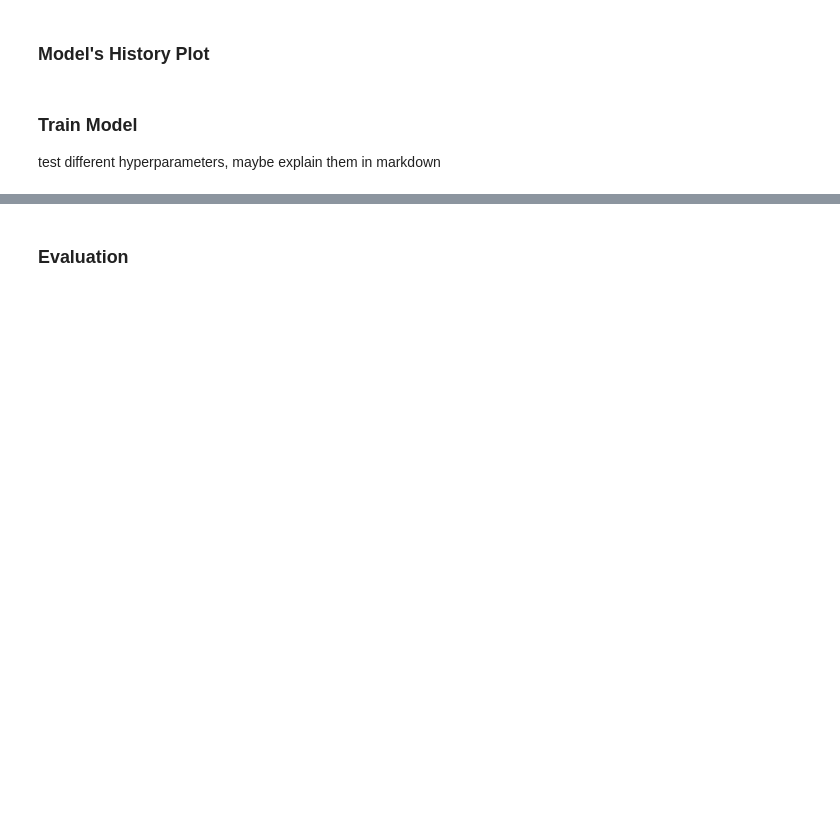
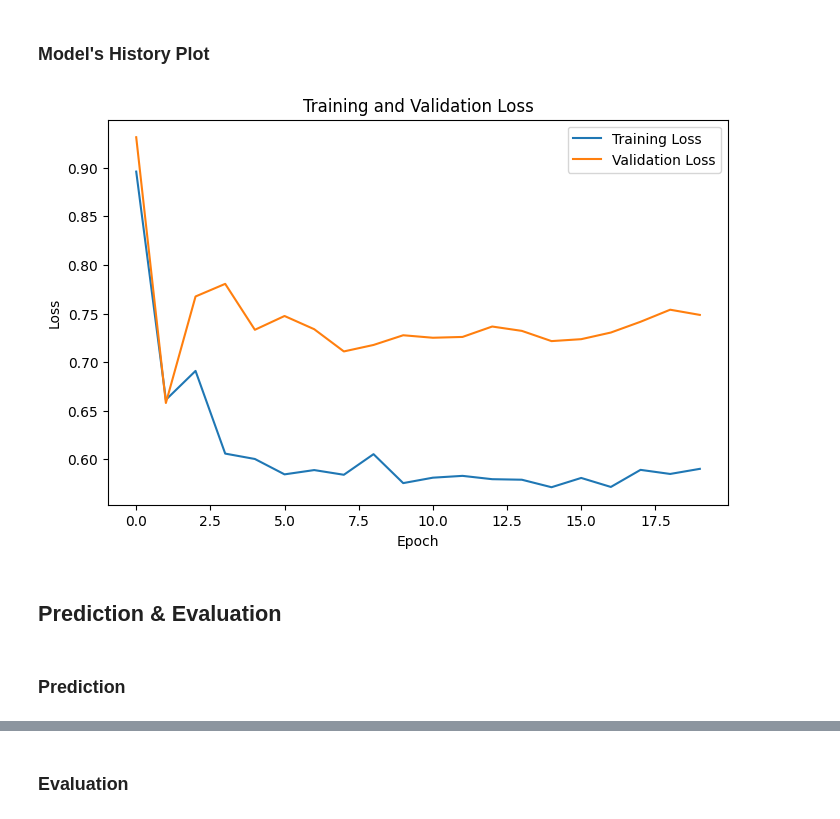
Before and after one commit to riccih-dev/bac_unet_downscaling, a Jupyter notebook: experiment.ipynb, the cells around one changed output, grey strips where cells are left out. Saved outputs shown, nothing was run; the diff lists cells and outputs as text; code cells hidden in the pictures; blank space fills up the shorter version.

```diff
--- a/experiment.ipynb
+++ b/experiment.ipynb
@@ -232,0 +245,14 @@ Explain Model, how input shape is defined
+# %%
+scheduler_types = ['step_decay', 'exponential_decay', 'time_decay'] # FIXME: removed constant, might only try it once, to include in thesis & tell how bad
+learning_rate_values = [1e-2, 1e-3, 1e-4]
+loss_types = ['mse', 'mae', 'huber_loss'] #, 'log_cosh', 'mean_squared_logarithmic_error']
+num_epochs_list = [20, 30, 50]
+batch_sizes = [16, 32, 64]
+initial_filters = [16, 32, 56, 64]
+# %%
+initial_filter = initial_filters[1]
+print(initial_filter)
+
+model_configuration = UNetModelConfiguration()
+filters = model_configuration.generate_filters(initial_filter)
+print(filters)
@@ -233,3 +262,30 @@ Explain Model, how input shape is defined
+# %%
+scheduler_type = scheduler_types[1]
+learning_rate_value = learning_rate_values[1]
+
+num_epochs = num_epochs_list[0]
+batch_size = batch_sizes[1]
+
+loss_type = loss_types[1] #mae better than mse
+
+# saving to json file
+model_setup = {
+    'scheduler_type': scheduler_type,
+    'learning_rate_value': learning_rate_value,
+    'num_epochs': num_epochs,
+    'batch_size': batch_size,
+    'loss_type': loss_type,
+    'filters': filters,
+    'activation_function': 'tanh', #FIXME: change accordingly
+    'note': '4 blocks of encoder & decoder'
+}
 # %%
 # create model
-model = pipeline.fit_model(lr_train_data, hr_train_data, lr_val_data, hr_val_data, num_epochs=10, batch_size=8)
+model = pipeline.fit_model(X_train=lr_train_data, y_train=hr_train_data, X_val=lr_val_data, y_val=hr_val_data,
+                           scheduler_type=scheduler_type, learning_rate_value=learning_rate_value,
+                           num_epochs=num_epochs, batch_size=batch_size, loss_type=loss_type, filters=filters,
+                           additional_features=False)
+
+last_idx += 1
+filename_suffix = last_idx
+print(filename_suffix)
@@ -236,9 +299,12 @@ model = pipeline.fit_model(lr_train_data, hr_train_data, lr_val_data, hr_val_dat
 # %% [markdown]
 ### Model's History Plot
 # %%
-pipeline.show_training_history()
+pipeline.show_training_history(filename_suffix)
+# %% [output]
+[figure, added]
-# %% [markdown]
-### Train Model
-test different hyperparameters, maybe explain them in markdown
+# %% [markdown]
+## Prediction & Evaluation
+# %% [markdown]
+### Prediction
 # %%
 result = pipeline.predict(lr_test_data)
```
Also changed, not shown: parts of 35 cells of this notebook, 14 other files.
